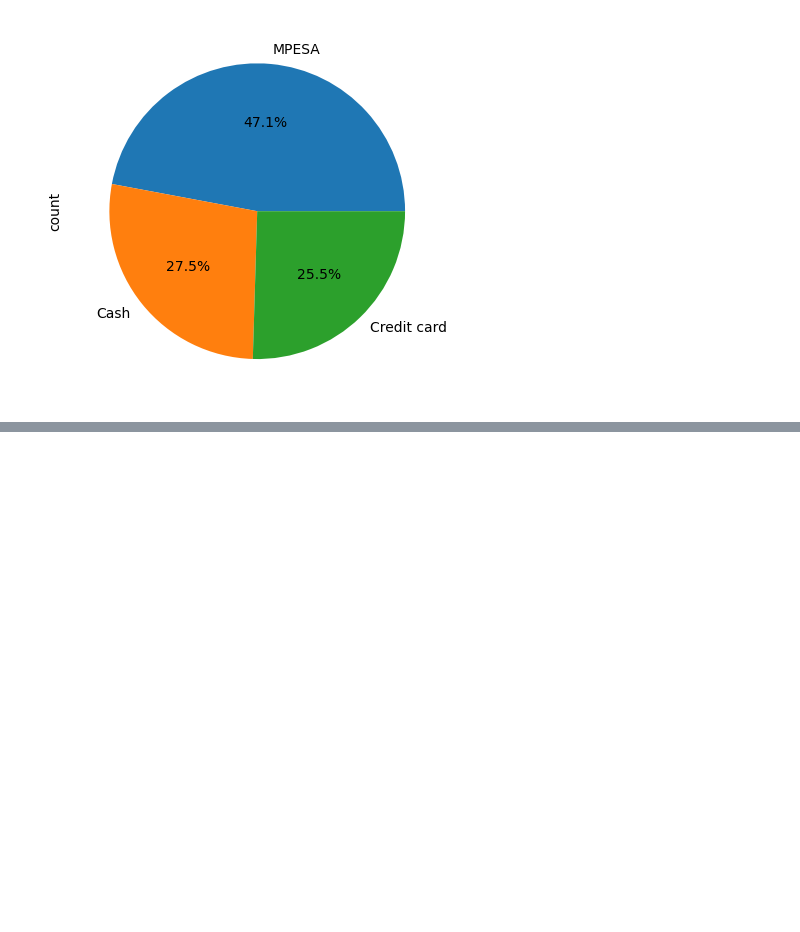
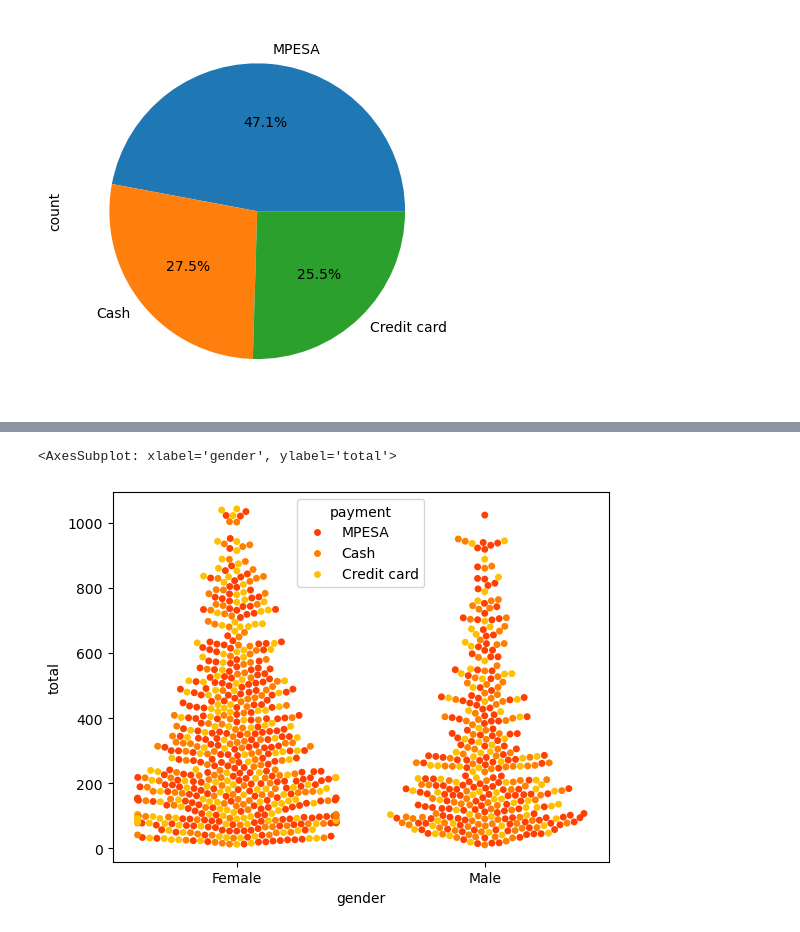
Before and after one commit to mugoarnold0-shiniars/datascience, a Jupyter notebook: EDA.ipynb, the cells around one changed output, grey strips where cells are left out. Drawn from its saved outputs; the diff is of its cells as text; code cells hidden in the pictures; blank space fills up the shorter version.

```diff
--- a/EDA.ipynb
+++ b/EDA.ipynb
@@ -124,0 +144,6 @@ Passing `palette` without assigning `hue` is deprecated and will be removed in v
+# %%
+# Below is a swamPlot
+sns.swarmplot(x="gender",y="total",data=data,palette="autumn" , hue="payment")
+# %% [output]
+<AxesSubplot: xlabel='gender', ylabel='total'>
+[figure, added]
```
Also changed, not shown: parts of 5 cells of this notebook.
